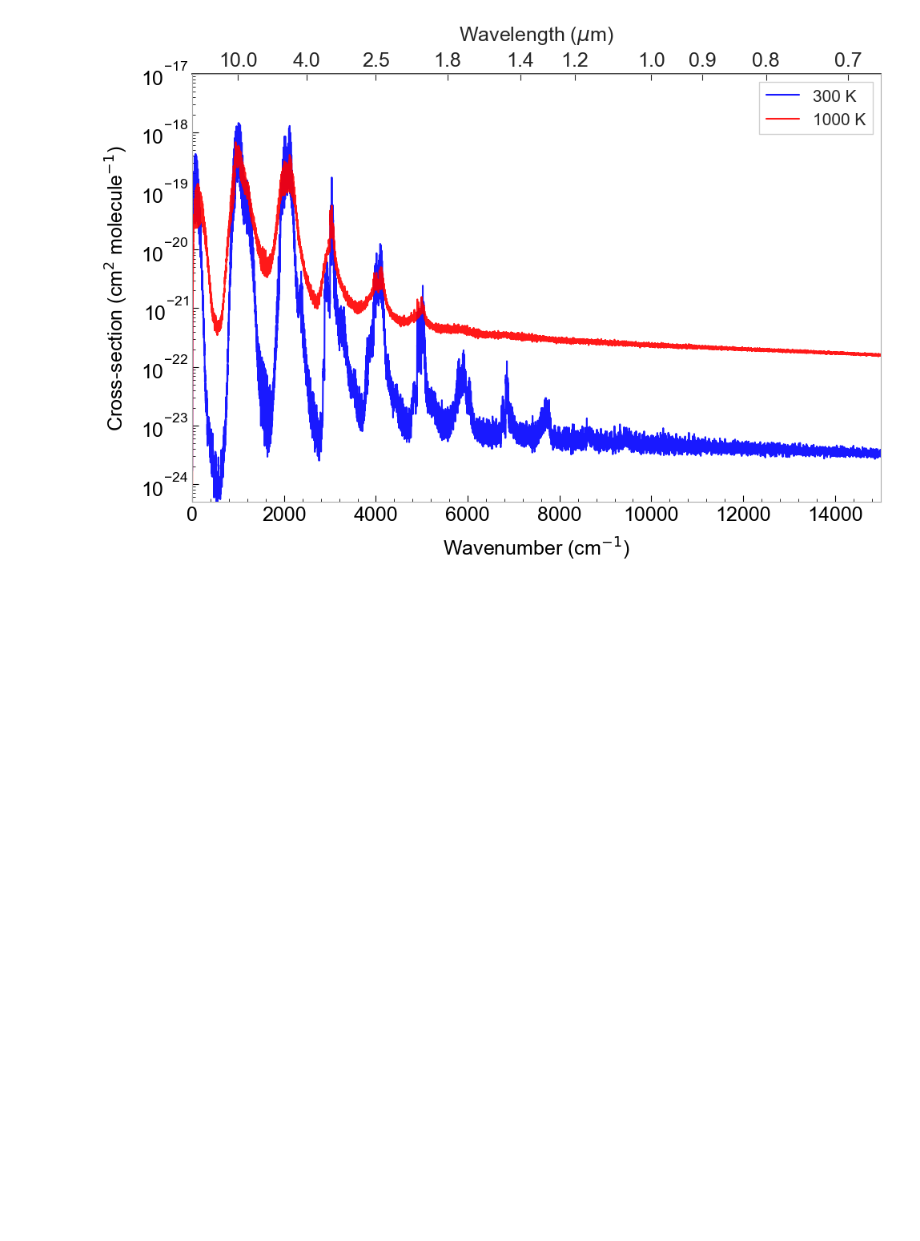
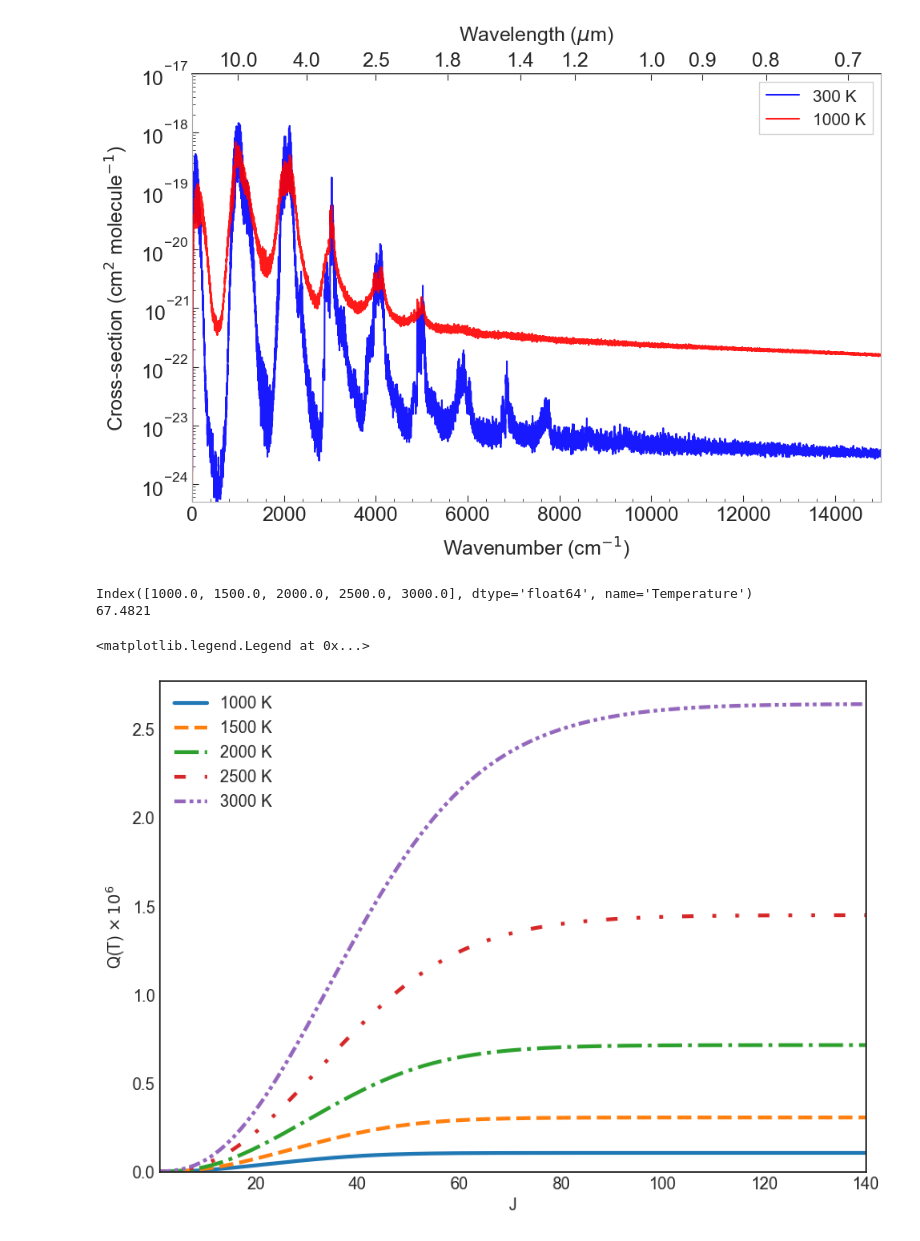
Before and after one commit to R-y-a-n-M-o-k/HPO, a Jupyter notebook: cross_sections/plot_xsec.ipynb, the cells around one changed output. Saved outputs shown, nothing was run; the diff lists cells and outputs as text; code cells hidden in the pictures; blank space fills up the shorter version.

```diff
--- a/cross_sections/plot_xsec.ipynb
+++ b/cross_sections/plot_xsec.ipynb
@@ -83,3 +84,42 @@ plt.savefig('HPO_J0_J141_cross_sections.png', dpi=300, bbox_inches='tight')
 plt.show()
 # %% [output]
 [figure]
+# %%
+pf_data = pd.read_csv("pf_table.dat", skiprows=1, sep=r"\s+", index_col="J")
+pf_data.columns = pf_data.columns.astype(float)
+pf_data.columns.name = "Temperature"
+
+print(pf_data.columns)
+print(pf_data.iloc[0,0])
+# %% [output]
+Index([1000.0, 1500.0, 2000.0, 2500.0, 3000.0], dtype='float64', name='Temperature')
+67.4821
+# %%
+linestyles = ['-',
+              '--',
+              '-.',
+              (0, (3, 5, 1, 5, 1, 5)),
+              (0, (3, 1, 1, 1, 1, 1))
+            ]
+
+
+pf_fig, pf_ax = plt.subplots(1,1, figsize=(10, 7))
+idx = 0
+for temp in pf_data.columns:
+    pf_ax.plot(pf_data.index,
+               pf_data[temp]/1e6,
+               linestyle = linestyles[idx],
+               label=f"{int(temp)} K",
+               linewidth=3)
+    idx += 1
+
+pf_ax.set_xlim(1,140)
+pf_ax.set_ylim(0, 1.05/1e6*pf_data.max().max())
+pf_ax.tick_params(axis='both', labelsize=13)
+
+pf_ax.set_xlabel('J', fontsize=13)
+pf_ax.set_ylabel(r'Q(T) $\times\,10^6$', fontsize=13)
+pf_ax.legend(fontsize=13)
+# %% [output]
+<matplotlib.legend.Legend at 0x...>
+[figure, added]
```
Also changed, not shown: parts of 2 cells of this notebook, 19 other files.
